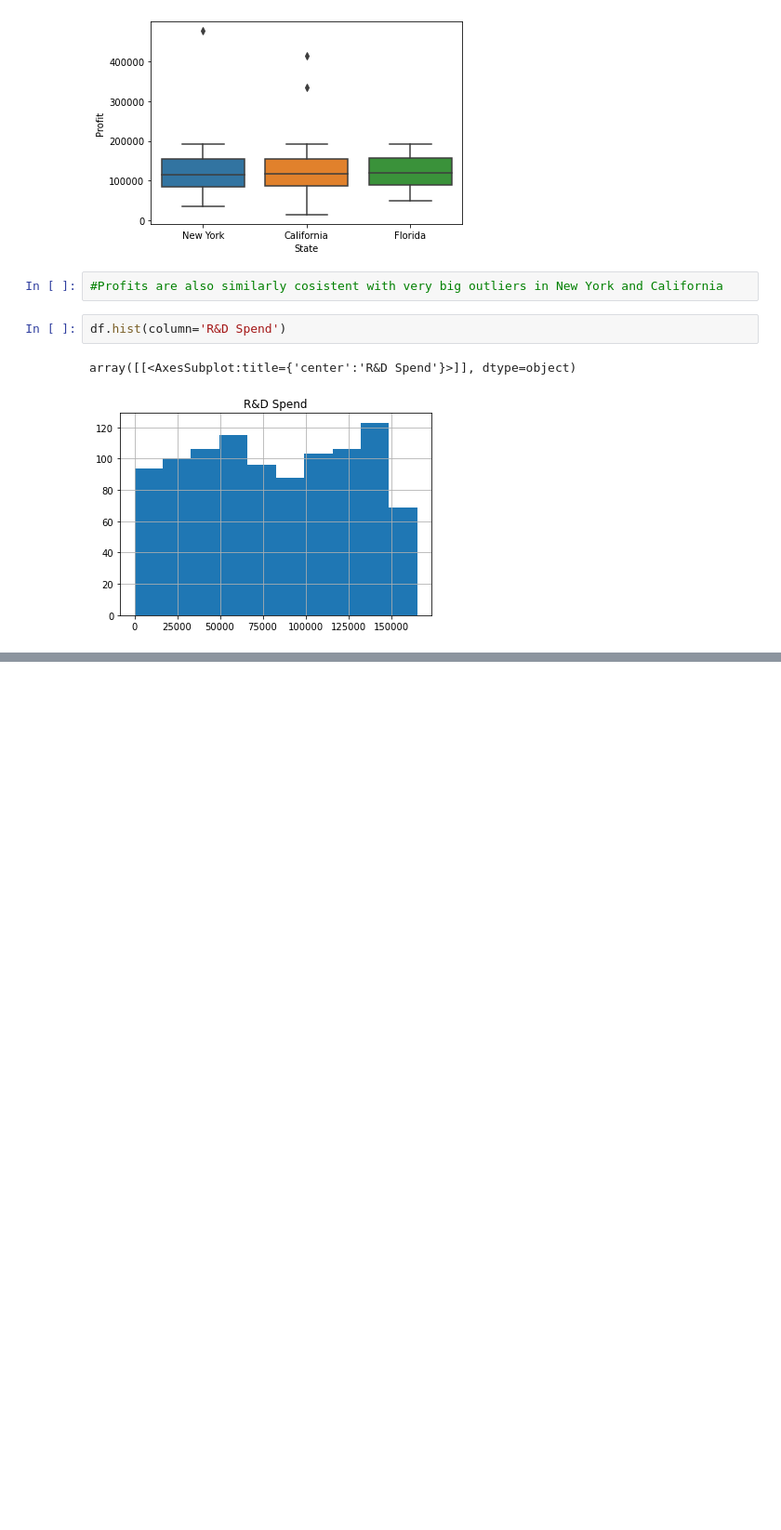
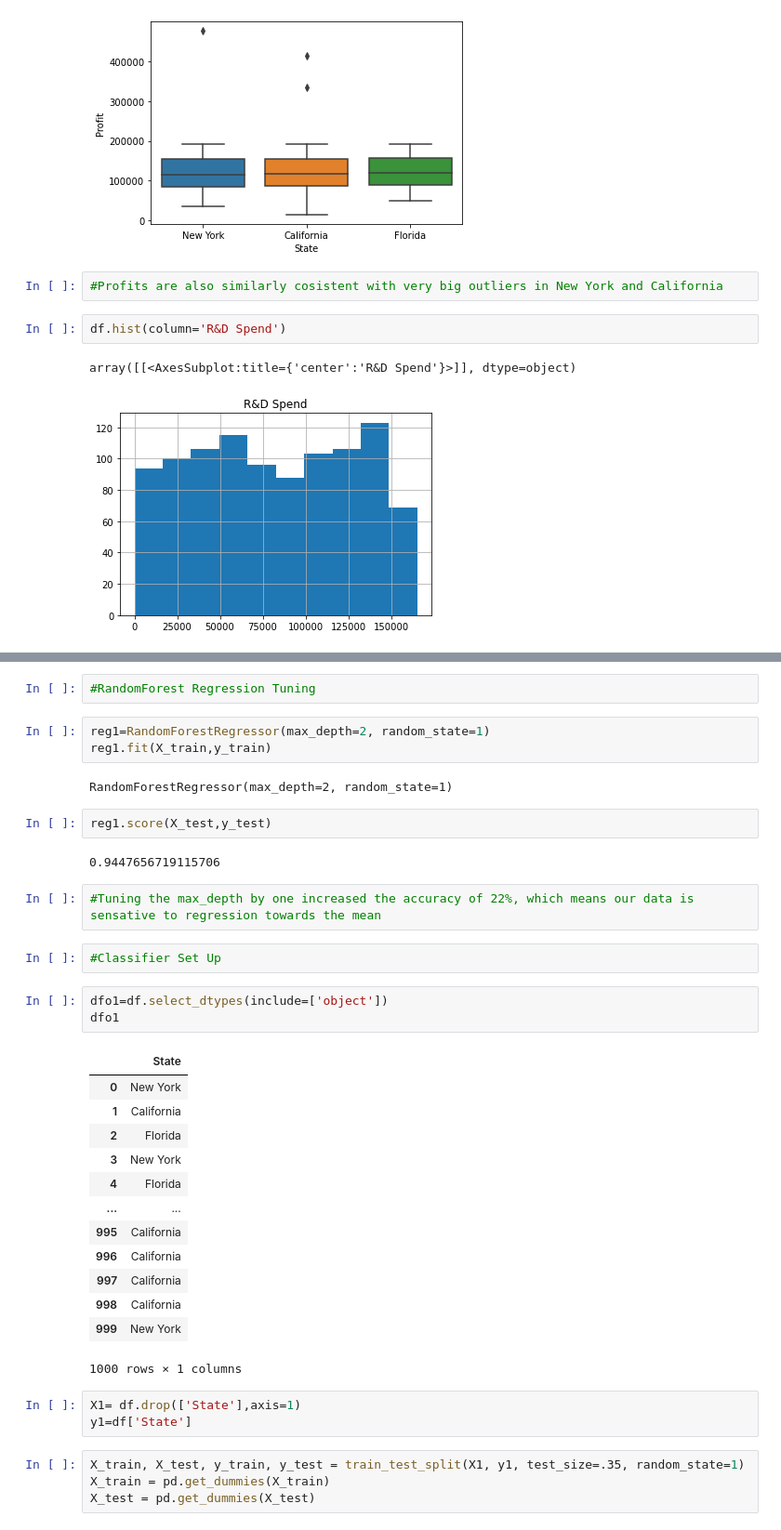
Before and after one commit to emilioosmenaiv/Biotech-Project, a Jupyter notebook: Biotech R&D Project.ipynb, the cells around one changed output, grey strips where cells are left out. Shown: that part at 93% size. Drawn from its saved outputs; the diff is of its cells as text; blank space fills up the shorter version.

```diff
--- a/Biotech R&D Project.ipynb
+++ b/Biotech R&D Project.ipynb
@@ -120,0 +190,39 @@ array([[<AxesSubplot:title={'center':'R&D Spend'}>]], dtype=object)
+# %%
+#RandomForest Regression Tuning
+# %%
+reg1=RandomForestRegressor(max_depth=2, random_state=1)
+reg1.fit(X_train,y_train)
+# %% [output]
+RandomForestRegressor(max_depth=2, random_state=1)
+# %%
+reg1.score(X_test,y_test)
+# %% [output]
+0.9447656719115706
+# %%
+#Tuning the max_depth by one increased the accuracy of 22%, which means our data is sensative to regression towards the mean
+# %%
+#Classifier Set Up
+# %%
+dfo1=df.select_dtypes(include=['object'])
+dfo1
+# %% [output]
+|  | State |
+| 0 | New York |
+| 1 | California |
+| 2 | Florida |
+| 3 | New York |
+| 4 | Florida |
+| ... | ... |
+| 995 | California |
+| 996 | California |
+| 997 | California |
+| 998 | California |
+| 999 | New York |
+1000 rows × 1 columns
+# %%
+X1= df.drop(['State'],axis=1)
+y1=df['State']
+# %%
+X_train, X_test, y_train, y_test = train_test_split(X1, y1, test_size=.35, random_state=1)
+X_train = pd.get_dummies(X_train)
+X_test = pd.get_dummies(X_test)
```
Also changed, not shown: parts of 18 cells of this notebook.
